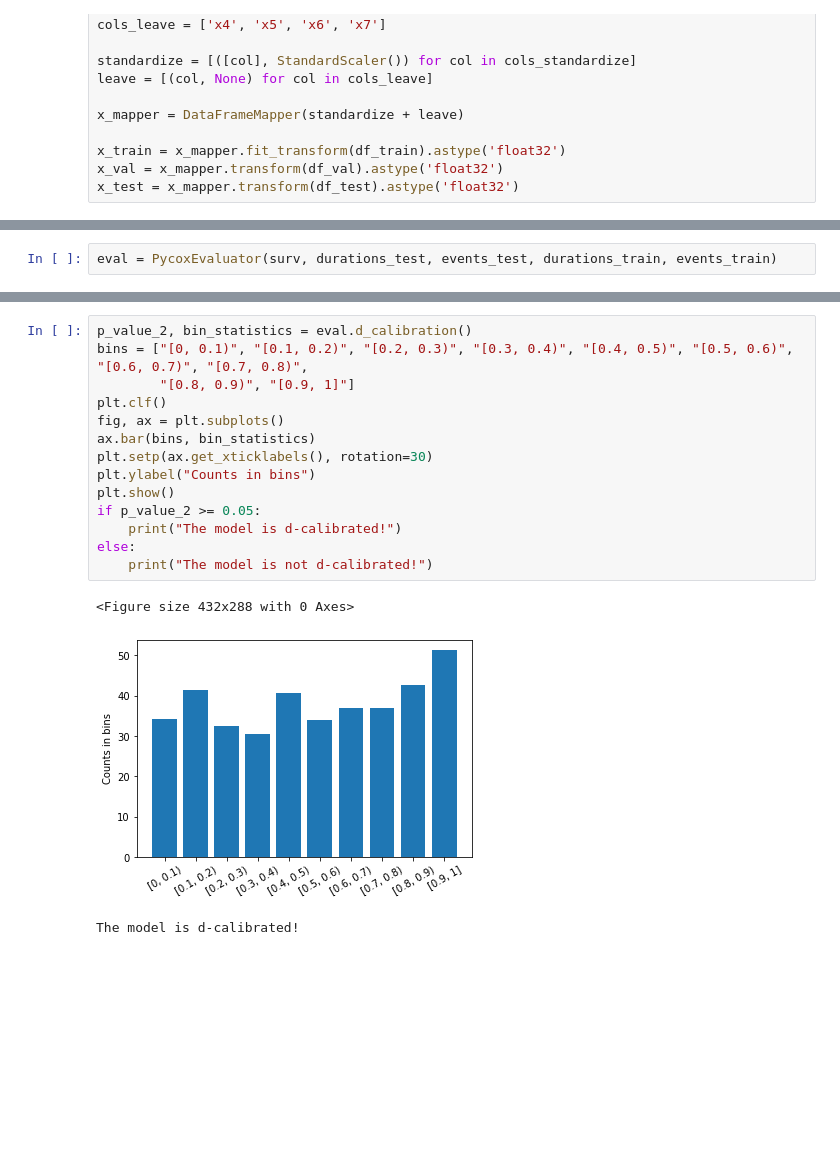
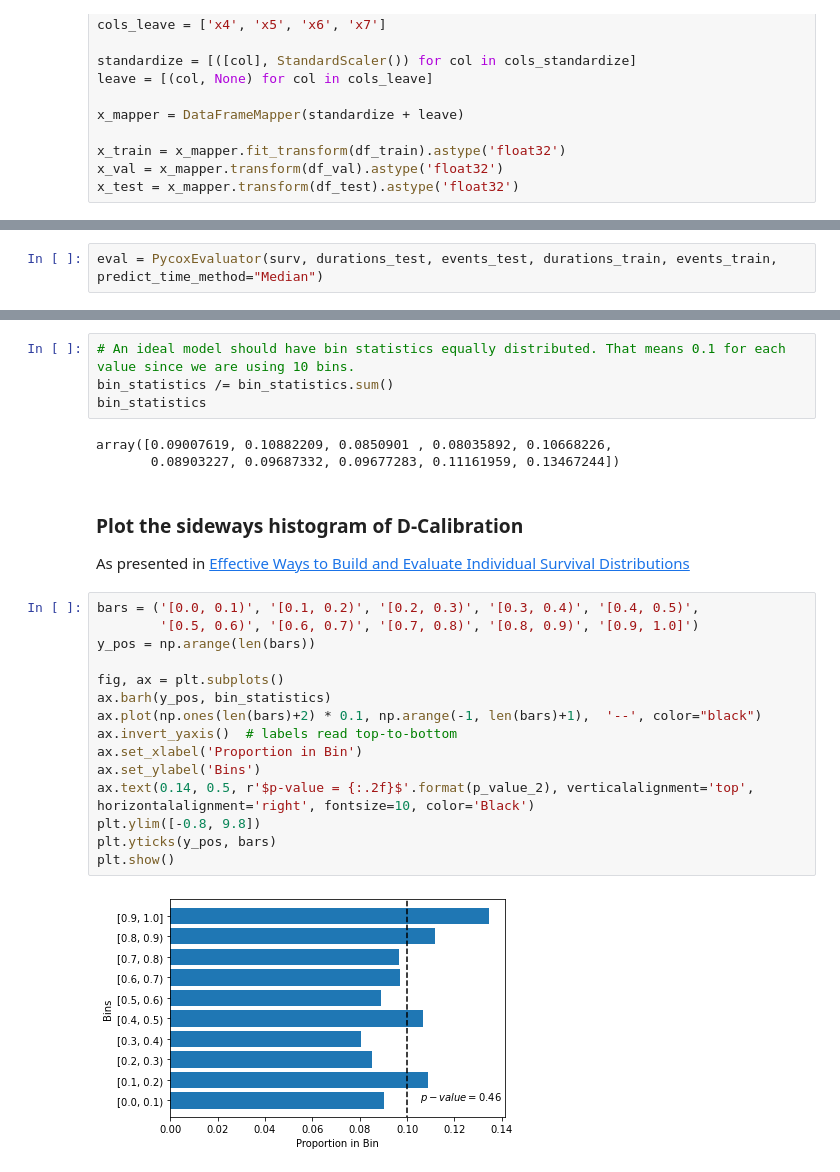
Before and after one commit to shi-ang/SurvivalEVAL, a Jupyter notebook: Examples/Pycox_Example.ipynb, the cells around one changed output, grey strips where cells are left out. Drawn from its saved outputs; the diff is of its cells as text; blank space fills up the shorter version.

```diff
--- a/Examples/Pycox_Example.ipynb
+++ b/Examples/Pycox_Example.ipynb
@@ -115,2 +140,2 @@ Build the evaluator. Training set information (`durations_train` and `events_tra
 # %%
-eval = PycoxEvaluator(surv, durations_test, events_test, durations_train, events_train)
+eval = PycoxEvaluator(surv, durations_test, events_test, durations_train, events_train, predict_time_method="Median")
@@ -165,18 +221,27 @@ Run distribution calibration test.
+# %%
+# An ideal model should have bin statistics equally distributed. That means 0.1 for each value since we are using 10 bins.
+bin_statistics /= bin_statistics.sum()
+bin_statistics
+# %% [output]
+array([0.09007619, 0.10882209, 0.0850901 , 0.08035892, 0.10668226,
+       0.08903227, 0.09687332, 0.09677283, 0.11161959, 0.13467244])
+# %% [markdown]
+### Plot the sideways histogram of D-Calibration
+As presented in [Effective Ways to Build and Evaluate Individual Survival Distributions](https://jmlr.csail.mit.edu/papers/v21/18-772.html)
 # %%
-p_value_2, bin_statistics = eval.d_calibration()
-bins = ["[0, 0.1)", "[0.1, 0.2)", "[0.2, 0.3)", "[0.3, 0.4)", "[0.4, 0.5)", "[0.5, 0.6)", "[0.6, 0.7)", "[0.7, 0.8)",
-        "[0.8, 0.9)", "[0.9, 1]"]
-plt.clf()
+bars = ('[0.0, 0.1)', '[0.1, 0.2)', '[0.2, 0.3)', '[0.3, 0.4)', '[0.4, 0.5)',
+        '[0.5, 0.6)', '[0.6, 0.7)', '[0.7, 0.8)', '[0.8, 0.9)', '[0.9, 1.0]')
+y_pos = np.arange(len(bars))
+
 fig, ax = plt.subplots()
-ax.bar(bins, bin_statistics)
-plt.setp(ax.get_xticklabels(), rotation=30)
-plt.ylabel("Counts in bins")
+ax.barh(y_pos, bin_statistics)
+ax.plot(np.ones(len(bars)+2) * 0.1, np.arange(-1, len(bars)+1),  '--', color="black")
+ax.invert_yaxis()  # labels read top-to-bottom
+ax.set_xlabel('Proportion in Bin')
+ax.set_ylabel('Bins')
+ax.text(0.14, 0.5, r'$p-value = {:.2f}$'.format(p_value_2), verticalalignment='top', horizontalalignment='right', fontsize=10, color='Black')
+plt.ylim([-0.8, 9.8])
+plt.yticks(y_pos, bars)
 plt.show()
-if p_value_2 >= 0.05:
-    print("The model is d-calibrated!")
-else:
-    print("The model is not d-calibrated!")
 # %% [output]
-<Figure size 432x288 with 0 Axes>
-[figure, old version]
+[figure, new version]
-The model is d-calibrated!
```
Also changed, not shown: parts of 27 cells of this notebook, 9 other files.
